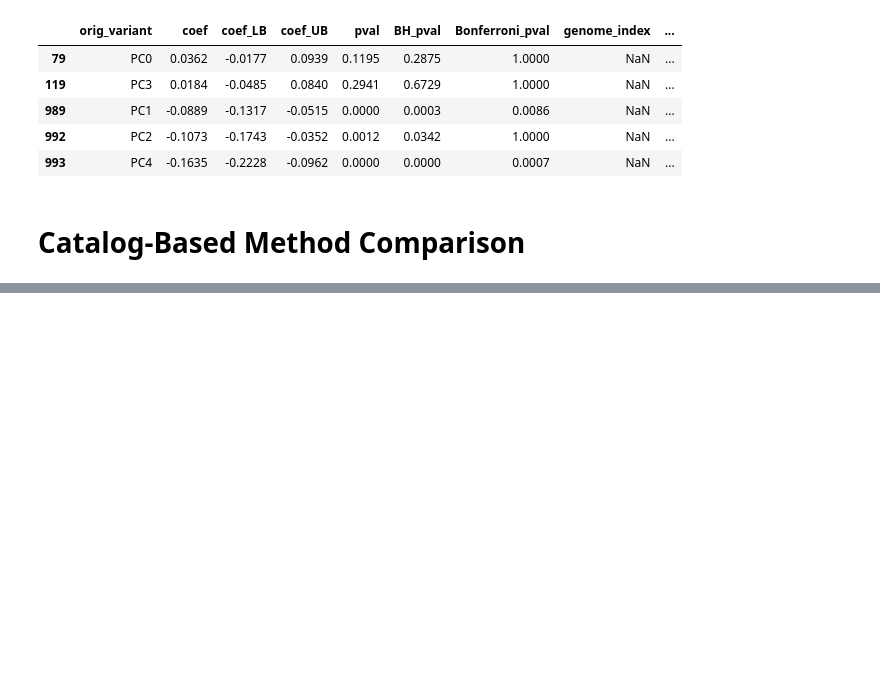
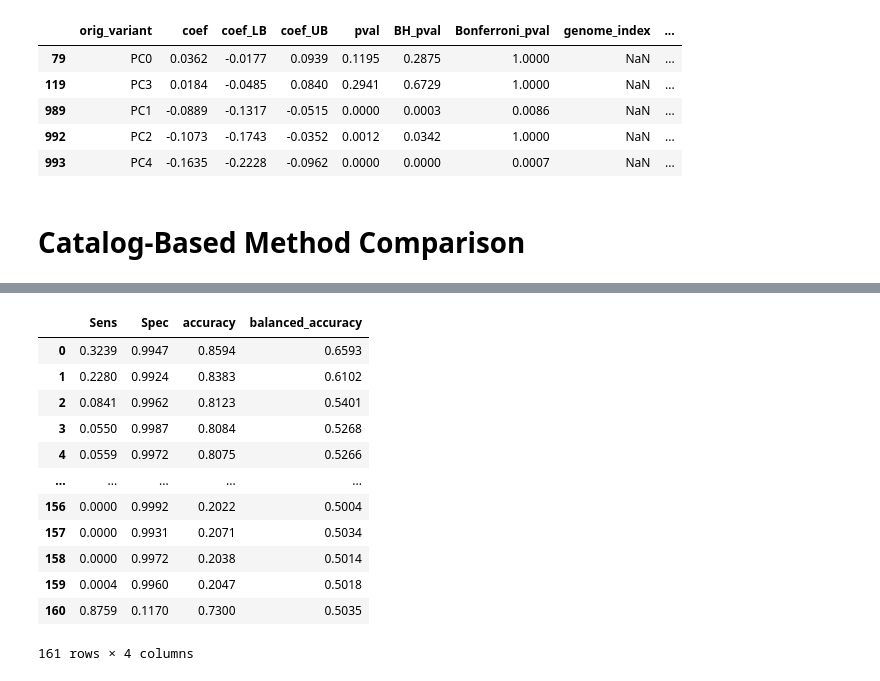
Before and after one commit to farhat-lab/who-analysis, a Jupyter notebook: analysis/analysis.ipynb, the cells around one changed output, grey strips where cells are left out. Cells and saved outputs as stored; diff of their text form; code cells hidden in the pictures; blank space fills up the shorter version.

```diff
--- a/analysis/analysis.ipynb
+++ b/analysis/analysis.ipynb
@@ -367,4 +300,5 @@ def compute_downselected_model(out_dir):
 # %%
-out_dir = "/n/data1/hms/dbmi/farhat/ye12/who/analysis/Moxifloxacin/tiers=1/phenos=WHO/dropAF_withSyn"
+out_dir = "/n/data1/hms/dbmi/farhat/ye12/who/analysis/Levofloxacin/tiers=1+2/phenos=WHO/dropAF_withSyn"
 
-sens, spec, acc, balanced_acc = compute_downselected_model(out_dir)
+model_summary = pd.read_csv(os.path.join(out_dir, "logReg_summary.csv"))
+model_analysis = pd.read_csv(os.path.join(out_dir, "model_analysis.csv"))
@@ -402,0 +353,16 @@ model_analysis[["orig_variant", "coef", "accuracy", "balanced_accuracy"]]
+# %%
+model_analysis[["Sens", "Spec", "accuracy", "balanced_accuracy"]]
+# %% [output]
+|  | Sens | Spec | accuracy | balanced_accuracy |
+| 0 | 0.3239 | 0.9947 | 0.8594 | 0.6593 |
+| 1 | 0.2280 | 0.9924 | 0.8383 | 0.6102 |
+| 2 | 0.0841 | 0.9962 | 0.8123 | 0.5401 |
+| 3 | 0.0550 | 0.9987 | 0.8084 | 0.5268 |
+| 4 | 0.0559 | 0.9972 | 0.8075 | 0.5266 |
+| ... | ... | ... | ... | ... |
+| 156 | 0.0000 | 0.9992 | 0.2022 | 0.5004 |
+| 157 | 0.0000 | 0.9931 | 0.2071 | 0.5034 |
+| 158 | 0.0000 | 0.9972 | 0.2038 | 0.5014 |
+| 159 | 0.0004 | 0.9960 | 0.2047 | 0.5018 |
+| 160 | 0.8759 | 0.1170 | 0.7300 | 0.5035 |
+161 rows × 4 columns
```
Also changed, not shown: parts of 12 cells of this notebook, 1 other file.
